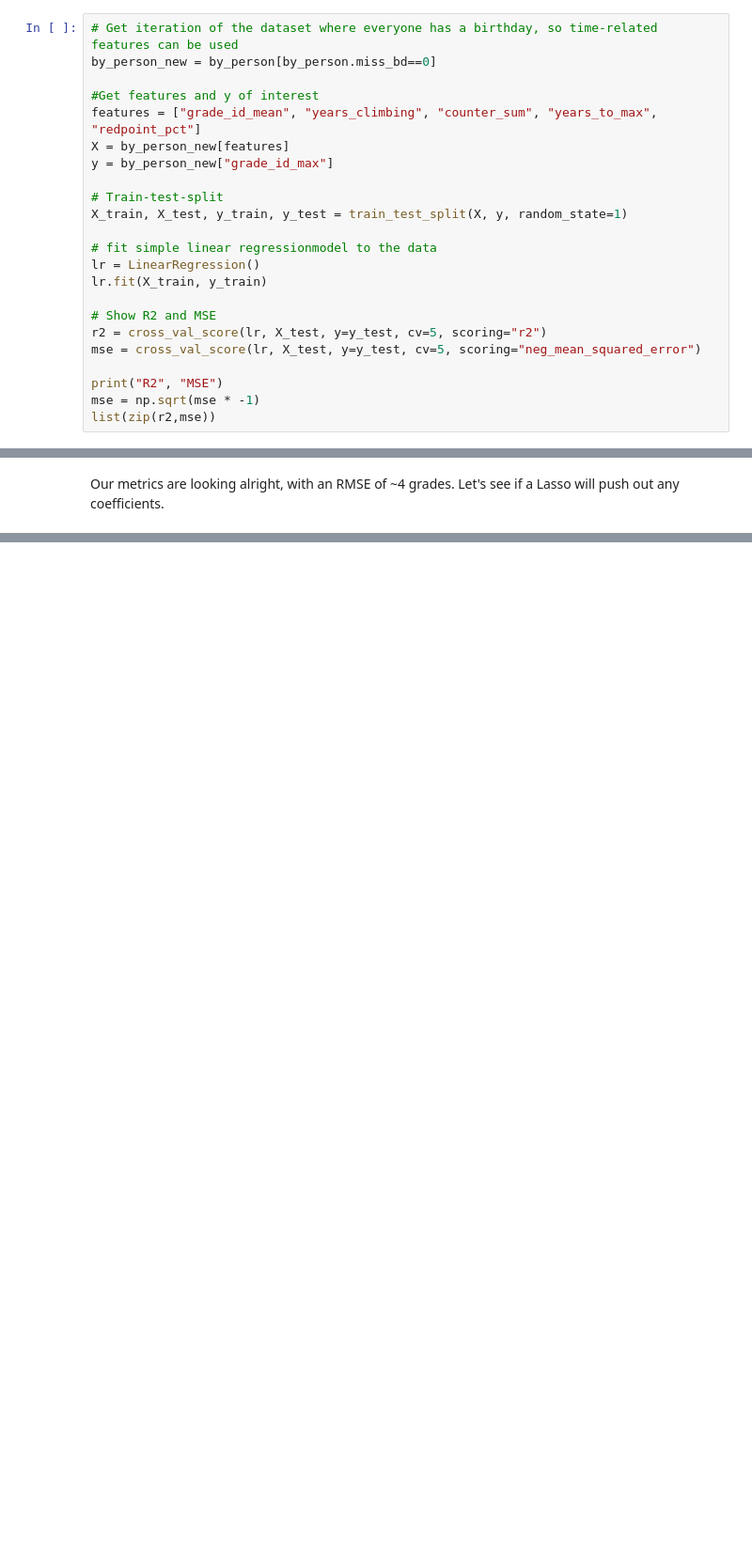
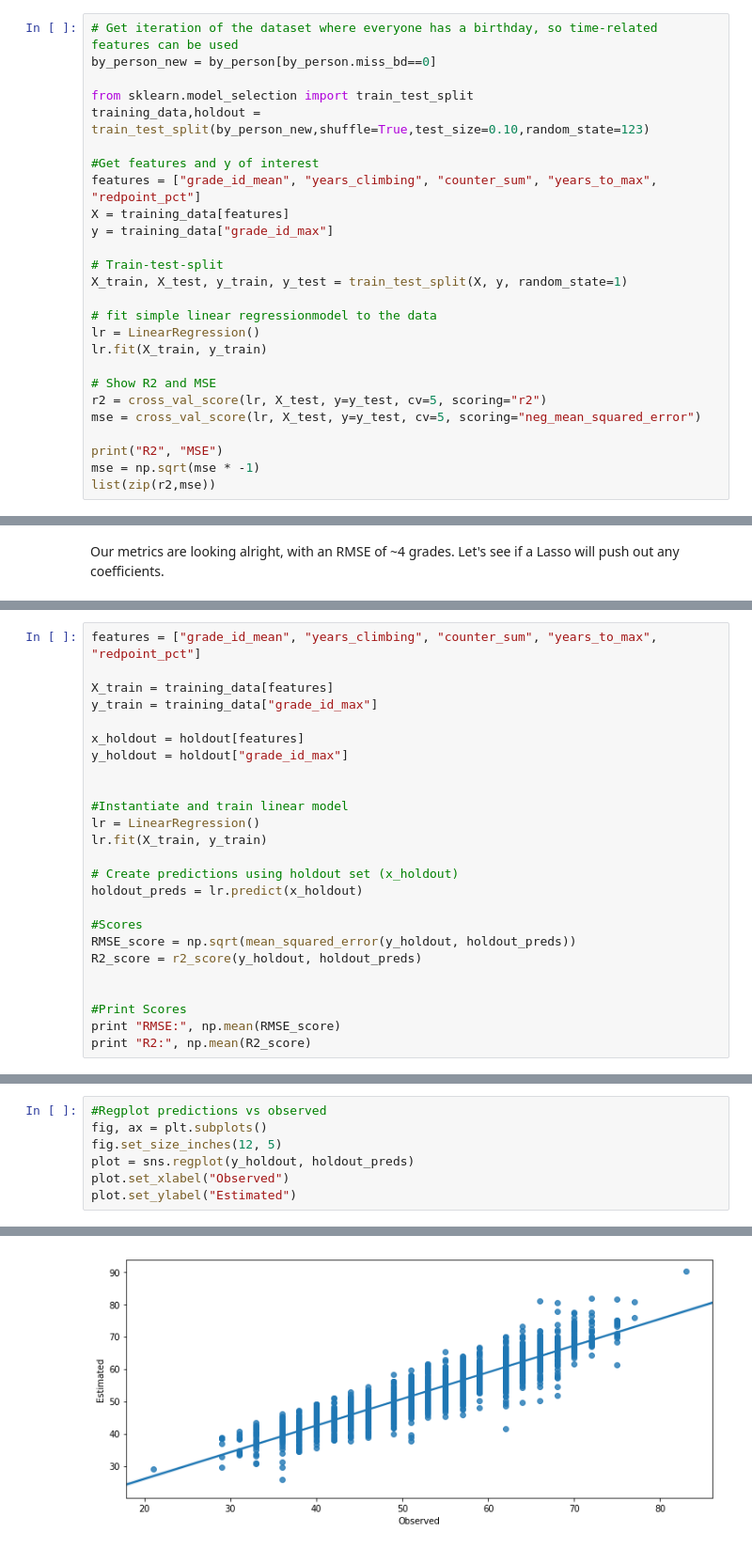
Before and after one commit to ssilber/Climbing-Rocks, a Jupyter notebook: Climbing-Rocks.ipynb, the cells around one changed output, grey strips where cells are left out. Shown at 94% size. Saved outputs shown, nothing was run; the diff lists cells and outputs as text; blank space fills up the shorter version.

```diff
--- a/Climbing-Rocks.ipynb
+++ b/Climbing-Rocks.ipynb
@@ -446,10 +446,13 @@ Model building:
 # Get iteration of the dataset where everyone has a birthday, so time-related features can be used
 by_person_new = by_person[by_person.miss_bd==0]
 
+from sklearn.model_selection import train_test_split
+training_data,holdout = train_test_split(by_person_new,shuffle=True,test_size=0.10,random_state=123)
+
 #Get features and y of interest
 features = ["grade_id_mean", "years_climbing", "counter_sum", "years_to_max", "redpoint_pct"]
-X = by_person_new[features]
-y = by_person_new["grade_id_max"]
+X = training_data[features]
+y = training_data["grade_id_max"]
 
 # Train-test-split
 X_train, X_test, y_train, y_test = train_test_split(X, y, random_state=1)
@@ -528,0 +534,25 @@ These perform slighly worse than the earlier regresions, but there really isn't
+# %%
+features = ["grade_id_mean", "years_climbing", "counter_sum", "years_to_max", "redpoint_pct"]
+
+X_train = training_data[features]
+y_train = training_data["grade_id_max"]
+
+x_holdout = holdout[features]
+y_holdout = holdout["grade_id_max"]
+
+
+#Instantiate and train linear model
+lr = LinearRegression()
+lr.fit(X_train, y_train)
+
+# Create predictions using holdout set (x_holdout)
+holdout_preds = lr.predict(x_holdout)
+
+#Scores
+RMSE_score = np.sqrt(mean_squared_error(y_holdout, holdout_preds))
+R2_score = r2_score(y_holdout, holdout_preds)
+
+
+#Print Scores
+print "RMSE:", np.mean(RMSE_score)
+print "R2:", np.mean(R2_score)
@@ -528,0 +562,8 @@ These perform slighly worse than the earlier regresions, but there really isn't
+# %%
+#Regplot predictions vs observed
+fig, ax = plt.subplots()
+fig.set_size_inches(12, 5)
+plot = sns.regplot(y_holdout, holdout_preds)
+plot.set_xlabel("Observed")
+plot.set_ylabel("Estimated")
+# %% [output]
@@ -528,0 +571 @@ These perform slighly worse than the earlier regresions, but there really isn't
+[figure, added]
```
Also changed, not shown: parts of 14 cells of this notebook.
